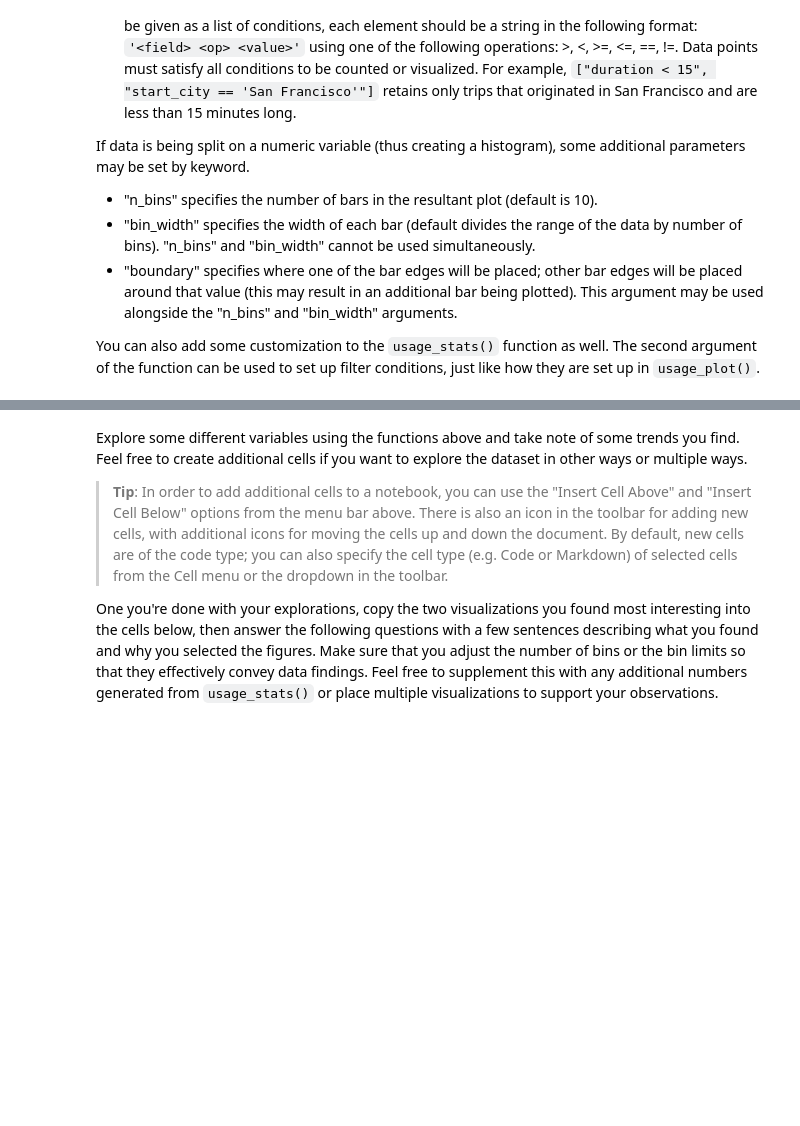
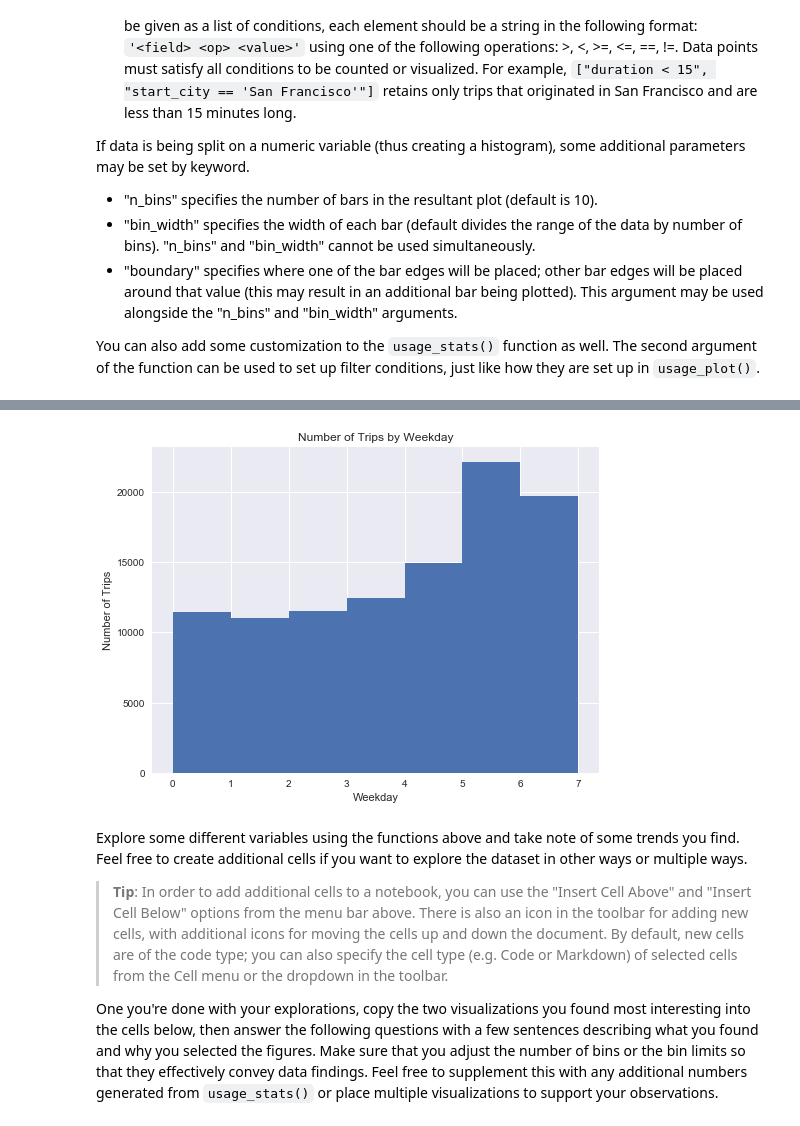
Before and after one commit to jmtfeliciano/bikedata, a Jupyter notebook: Bay_Area_Bike_Share_Analysis.ipynb, the cells around one changed output, grey strips where cells are left out. Cells and saved outputs as stored; diff of their text form; code cells hidden in the pictures; blank space fills up the shorter version.

```diff
--- a/Bay_Area_Bike_Share_Analysis.ipynb
+++ b/Bay_Area_Bike_Share_Analysis.ipynb
@@ -290,3 +310,7 @@ usage_plot(trip_data)
+# %%
+usage_plot(trip_data, 'weekday',["subscription_type == 'Customer'"],boundary = 0, bin_width = 1)
+# %% [output]
+[figure, added]
 # %% [markdown]
 Explore some different variables using the functions above and take note of some trends you find. Feel free to create additional cells if you want to explore the dataset in other ways or multiple ways.
 
```
Also changed, not shown: parts of 12 cells of this notebook, 1 other file.
